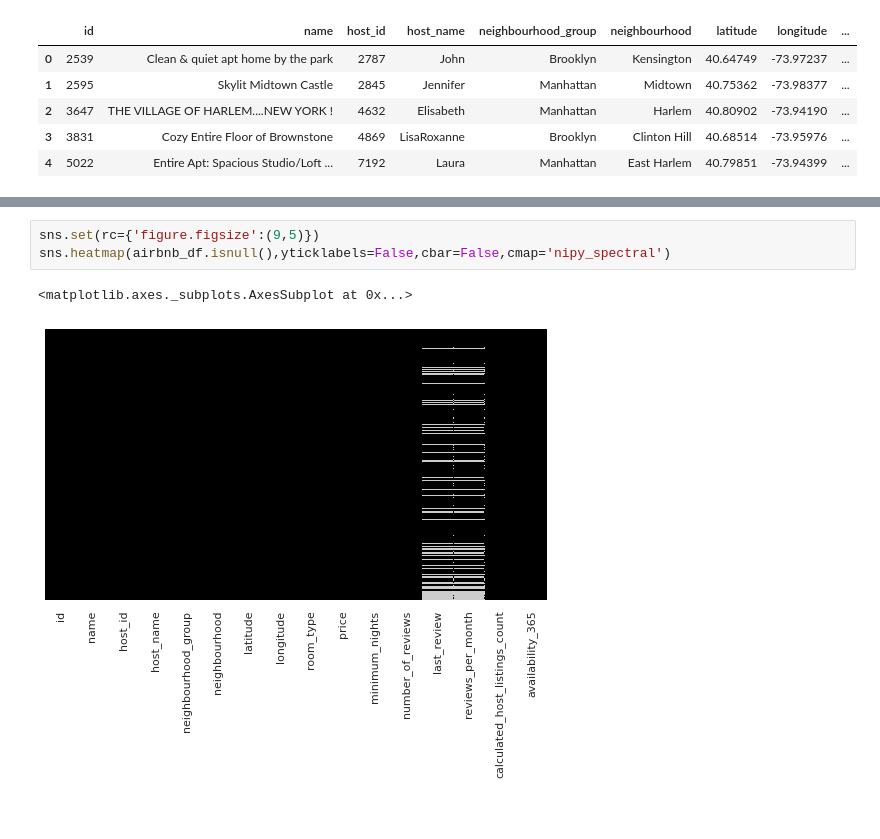
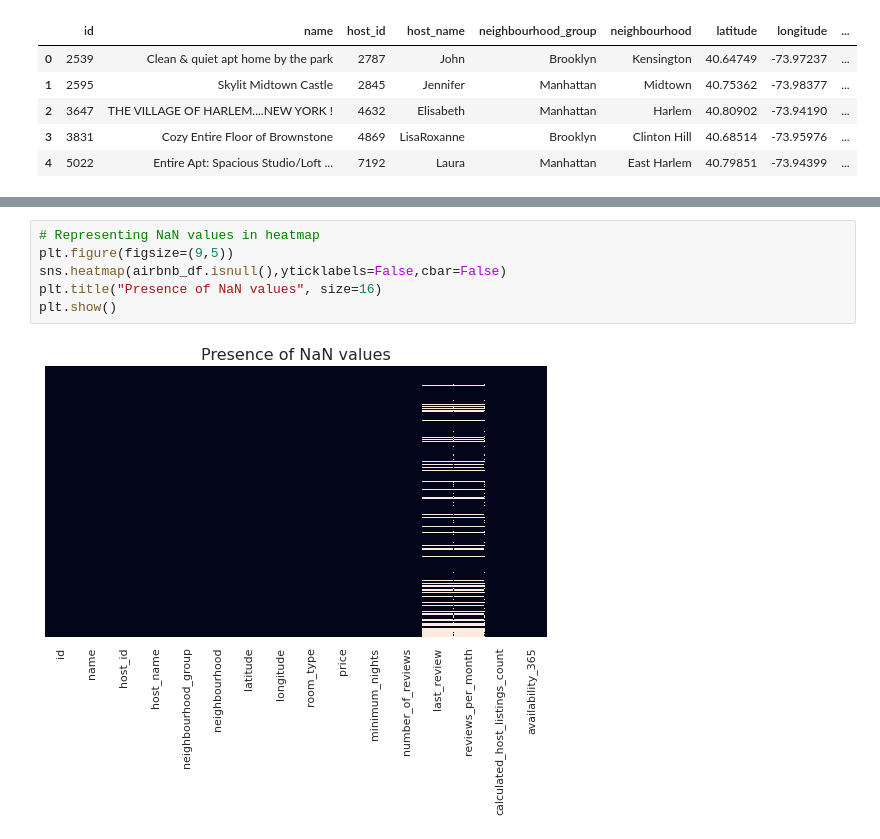
Before and after one commit to itsaniketrathod/Capstone-Project-EDA, a Jupyter notebook: AirBnB_Booking_Analysis.ipynb, the cells around one changed output, grey strips where cells are left out. Drawn from its saved outputs; the diff is of its cells as text; blank space fills up the shorter version.

```diff
--- a/AirBnB_Booking_Analysis.ipynb
+++ b/AirBnB_Booking_Analysis.ipynb
@@ -118,6 +107,8 @@ Name: name, dtype: int64
 # %%
-sns.set(rc={'figure.figsize':(9,5)})
-sns.heatmap(airbnb_df.isnull(),yticklabels=False,cbar=False,cmap='nipy_spectral')
+# Representing NaN values in heatmap
+plt.figure(figsize=(9,5))
+sns.heatmap(airbnb_df.isnull(),yticklabels=False,cbar=False)
+plt.title("Presence of NaN values", size=16)
+plt.show()
 # %% [output]
-<matplotlib.axes._subplots.AxesSubplot at 0x...>
-[figure, old version]
+[figure, new version]
```
Also changed, not shown: parts of 25 cells of this notebook.
